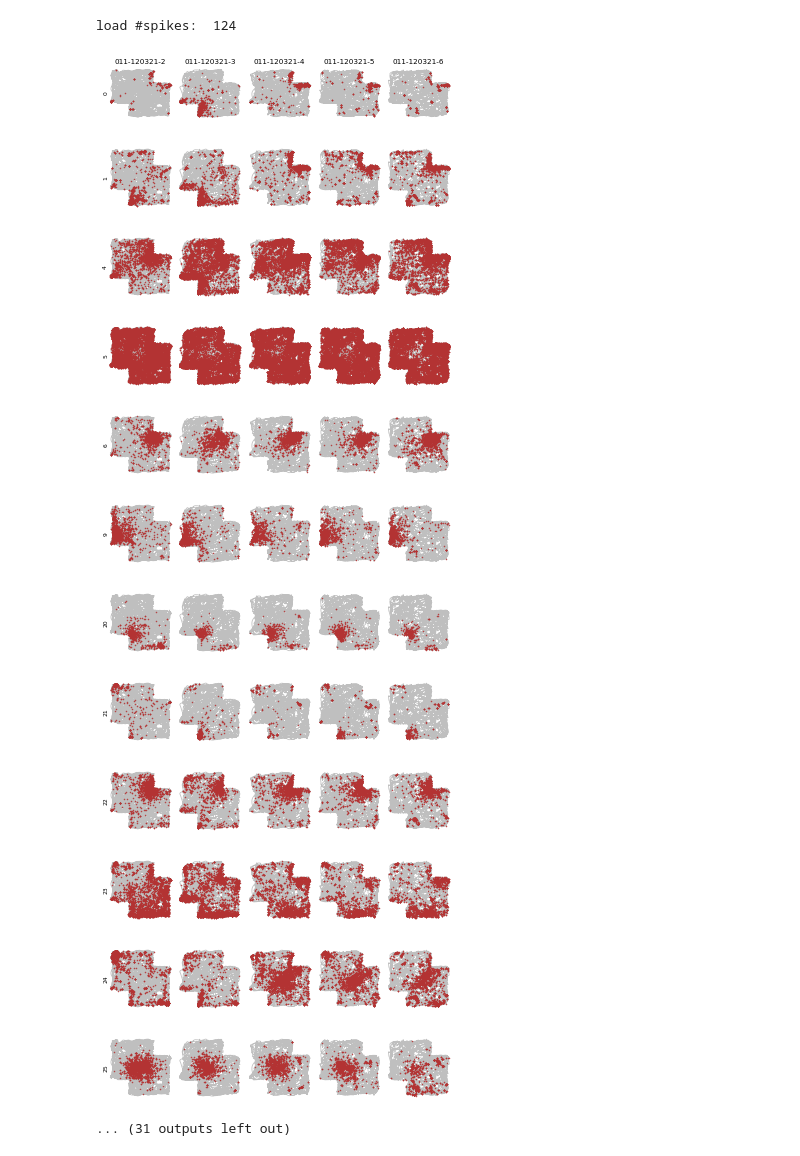
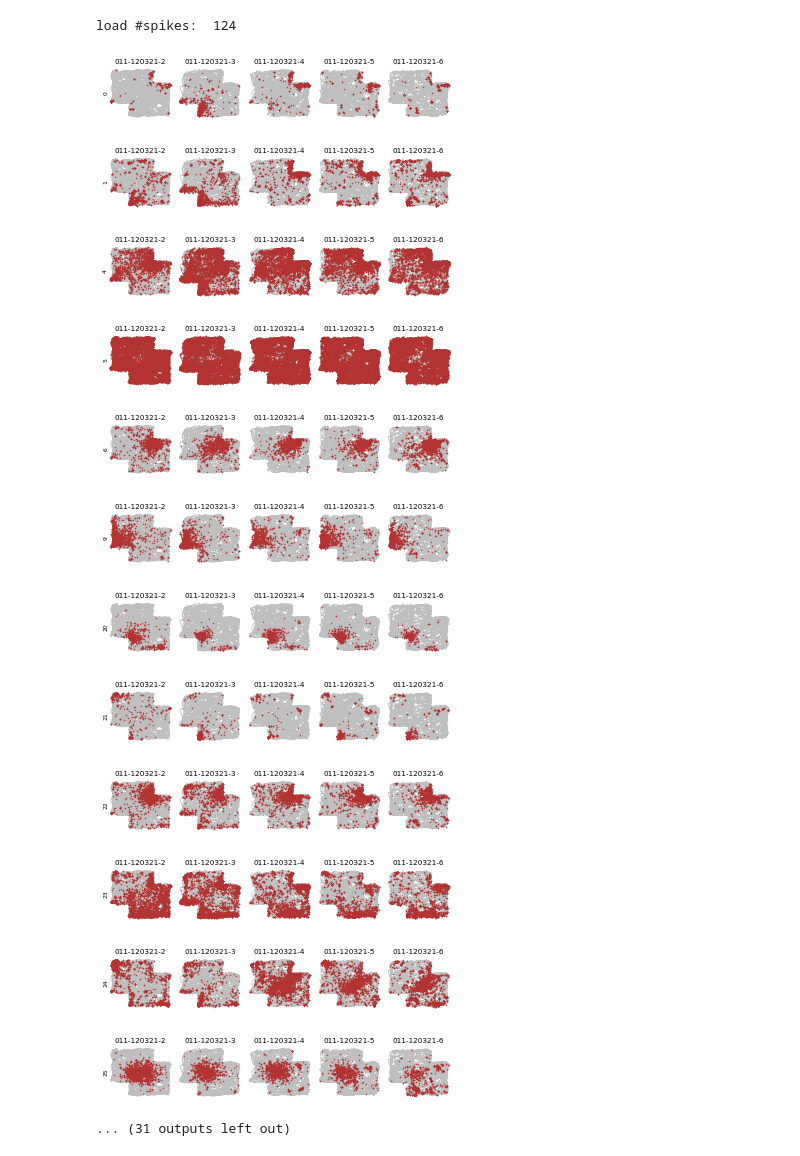
Before and after one commit to CINPLA/cinpla-base, a Jupyter notebook: notebooks/show-me-spikes-and-tracking.ipynb, the cells around one changed output. Saved outputs shown, nothing was run; the diff lists cells and outputs as text; code cells hidden in the pictures.

```diff
--- a/notebooks/show-me-spikes-and-tracking.ipynb
+++ b/notebooks/show-me-spikes-and-tracking.ipynb
@@ -84,34 +84,35 @@ for sptr in spikes:
 # %%
 # sort on unit id
 figscale = 1
 
 add_title = True
 for unit_idnum in unique_unsorted_unit_idnums:
     unit_spikes = [spike_train for spike_train in spikes if spike_train.annotations["unit_idnum"] == unit_idnum]
     fig,axs = plt.subplots(ncols=len(unit_spikes),figsize=(len(unit_spikes)*figscale, 1*figscale))
     axs = np.array([axs]) if type(axs) != np.ndarray else axs
     for ax, spike_train in zip(axs, unit_spikes):
         x,y,t,_ = tracking[spike_train.annotations["action_id"]].T
         ax = spike_track(x,y,t,spike_train,ax,spines=False)
         axis_off_labels_on(ax)
 
         # add action_id title to first few plots
         if add_title:
             ax.set_title(spike_train.annotations["action_id"])
-    add_title = False
+    #add_title = False
 
     axs[0].set_ylabel(spike_train.annotations["unit_idnum"])
+    fig.savefig(f"./plots/spikes-and-track-{unit_idnum}")
 # %% [output]
 [figure]
-[figure, old version]
+[figure, new version]
-[figure, old version]
+[figure, new version]
-[figure, old version]
+[figure, new version]
-[figure, old version]
+[figure, new version]
-[figure, old version]
+[figure, new version]
-[figure, old version]
+[figure, new version]
-[figure, old version]
+[figure, new version]
-[figure, old version]
+[figure, new version]
-[figure, old version]
+[figure, new version]
-[figure, old version]
+[figure, new version]
-[figure, old version]
+[figure, new version]
 ... (31 outputs left out)
```
